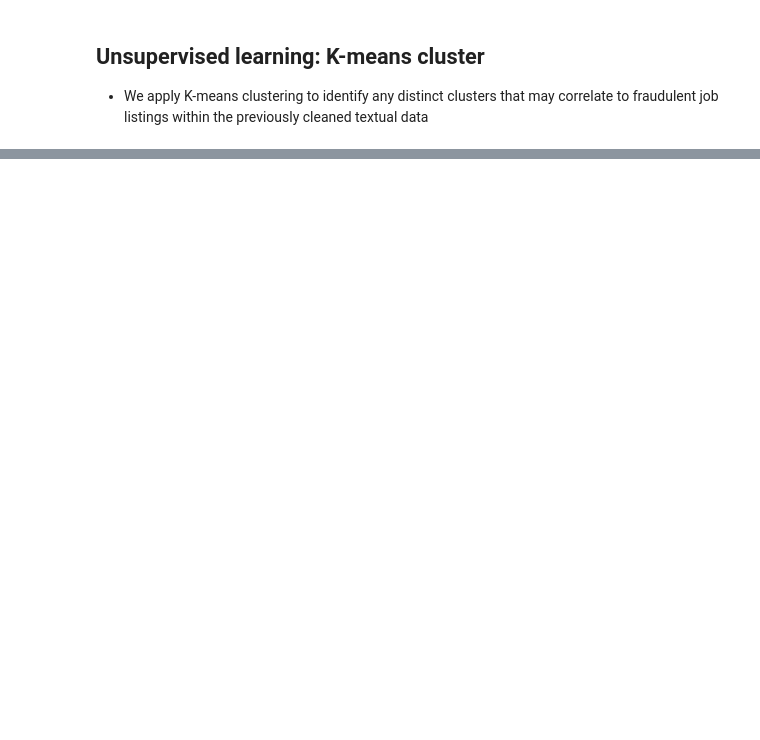
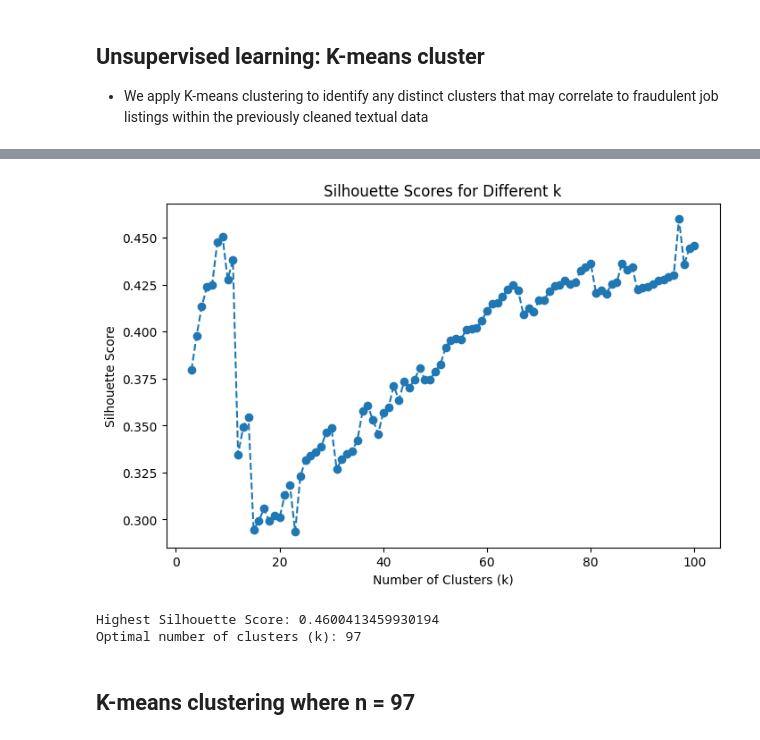
Before and after one commit to Nat-Han1999/BT4012fake_job_posting, a Jupyter notebook: model_training/k-means-cluster.ipynb, the cells around one changed output, grey strips where cells are left out. Saved outputs shown, nothing was run; the diff lists cells and outputs as text; code cells hidden in the pictures; blank space fills up the shorter version.

```diff
--- a/model_training/k-means-cluster.ipynb
+++ b/model_training/k-means-cluster.ipynb
@@ -144,0 +67,36 @@ Clusters saved to clusters_per_column.xlsx
+# %%
+from sklearn.metrics import silhouette_score
+import matplotlib.pyplot as plt
+import numpy as np
+
+#From previous testing we know k = 2 has a silhouette score > 0.5 but with 2 clusters we might lose meaningful subgroups
+
+silhouette_scores = []
+k_values = range(3, 101)  # Test k from 3 to 100
+
+for k in k_values:
+    kmeans = KMeans(n_clusters=k, random_state=42)
+    kmeans.fit(reduced_data)  # Use PCA-reduced data or scaled data
+    score = silhouette_score(reduced_data, kmeans.labels_)
+    silhouette_scores.append(score)
+
+# Plot Silhouette Scores
+plt.figure(figsize=(8, 5))
+plt.plot(k_values, silhouette_scores, marker='o', linestyle='--')
+plt.title("Silhouette Scores for Different k")
+plt.xlabel("Number of Clusters (k)")
+plt.ylabel("Silhouette Score")
+plt.show()
+
+# Find the highest silhouette score and its corresponding k
+max_score = max(silhouette_scores)
+best_k = k_values[np.argmax(silhouette_scores)]
+
+print(f"Highest Silhouette Score: {max_score}")
+print(f"Optimal number of clusters (k): {best_k}")
+# %% [output]
+[figure, added]
+Highest Silhouette Score: 0.4600413459930194
+Optimal number of clusters (k): 97
+# %% [markdown]
+## K-means clustering where n = 97
```
Also changed, not shown: parts of 22 cells of this notebook, 6 other files.
